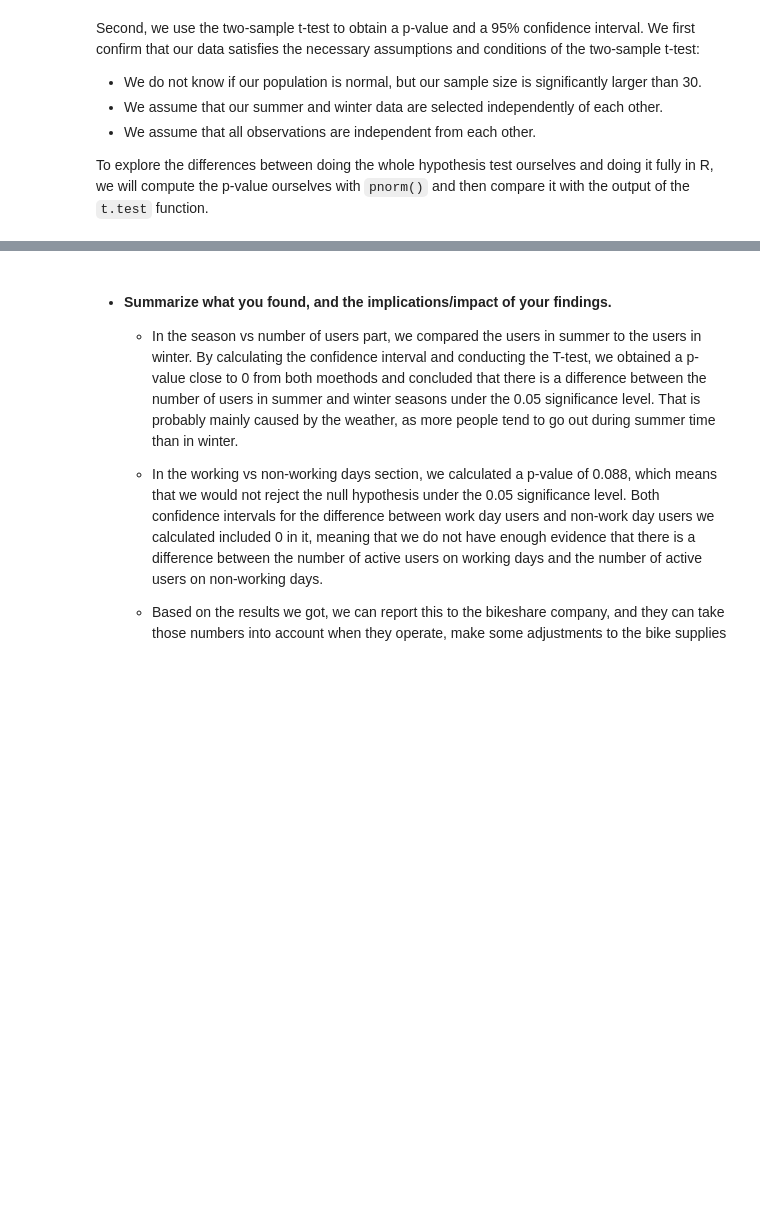
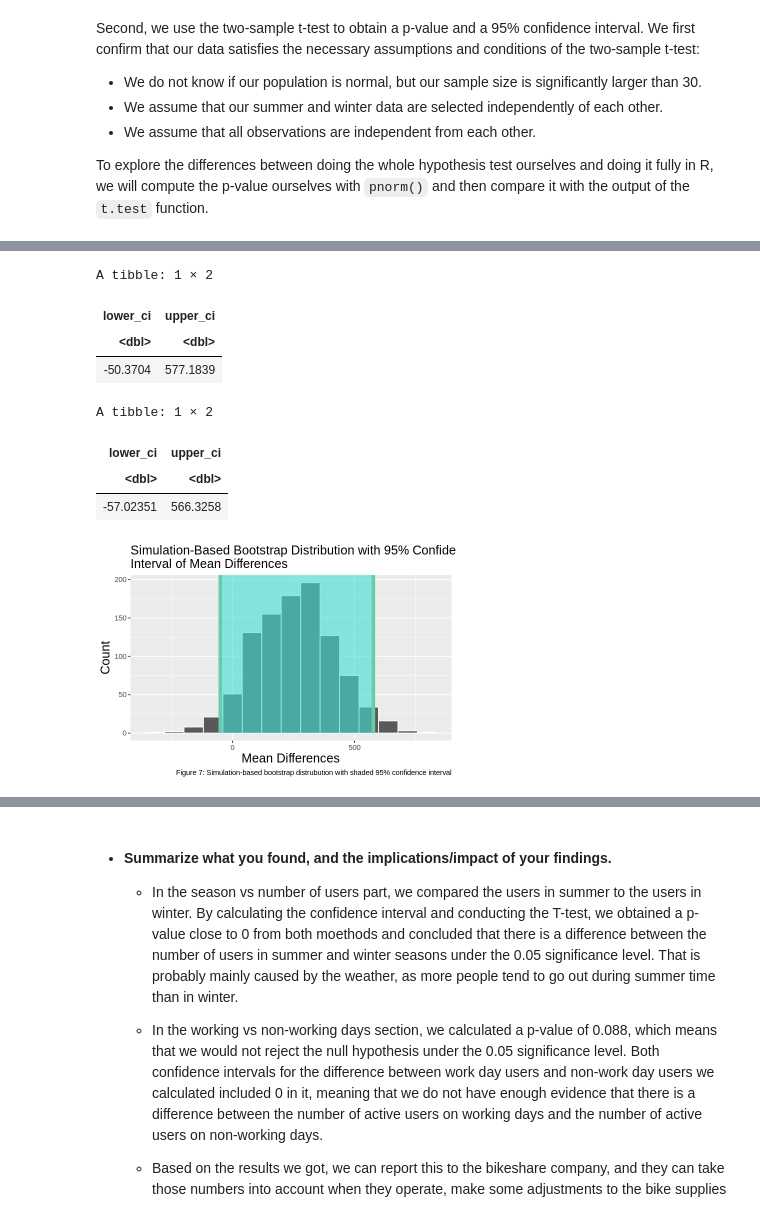
Before and after one commit to megannma/stat-201-2023s2-group-10, a Jupyter notebook: final_report.ipynb, the cells around one changed output, grey strips where cells are left out. Cells and saved outputs as stored; diff of their text form; code cells hidden in the pictures; blank space fills up the shorter version.

```diff
--- a/final_report.ipynb
+++ b/final_report.ipynb
@@ -274,0 +384,37 @@ A tibble: 1 × 10
+# %%
+set.seed(1)
+# Set the graph settings
+options(repr.plot.width=6, repr.plot.height=4)
+
+# Obtain the lower and upper quantiles for a 95% confidence interval using the bootstrap distribution
+ci_workingdays <- workingdays_btsp_samp_distribution %>%
+    get_ci(0.95, "percentile")
+ci_workingdays
+
+# Visualize the 95% confidence interval using bootstrapping distribution
+visualize(workingdays_btsp_samp_distribution) +
+  shade_confidence_interval(endpoints = ci_workingdays) +
+    ggtitle("Simulation-Based Bootstrap Distribution with 95% Confidence \nInterval of Mean Differences") +
+    xlab("Mean Differences") +
+    ylab("Count") +
+    labs(caption = "Figure 7: Simulation-based bootstrap distrubution with shaded 95% confidence interval") +
+    theme(axis.text=element_text(size=9),
+          axis.title=element_text(size=15),
+          plot.title = element_text(size=15))
+
+# Obtain a 95% confidence interval for the difference means using CLT
+workingday_diff_means_clt_ci <- tibble(
+    lower_ci = qnorm(0.025, mean_diff_days, std_error_days),
+    upper_ci = qnorm(0.975, mean_diff_days, std_error_days)
+)
+workingday_diff_means_clt_ci
+# %% [output]
+A tibble: 1 × 2
+| lower_ci | upper_ci |
+| <dbl> | <dbl> |
+| -50.3704 | 577.1839 |
+A tibble: 1 × 2
+| lower_ci | upper_ci |
+| <dbl> | <dbl> |
+| -57.02351 | 566.3258 |
+[figure, added]
```
Also changed, not shown: parts of 18 cells of this notebook.
